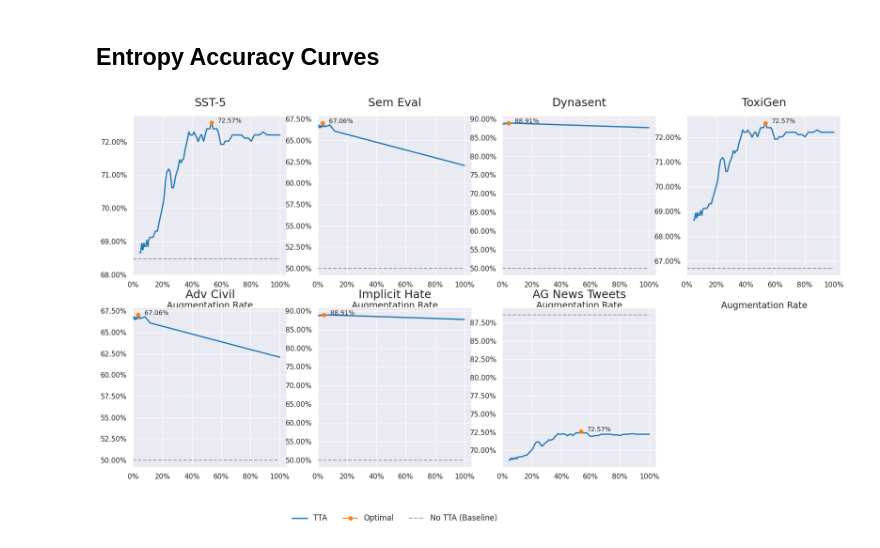
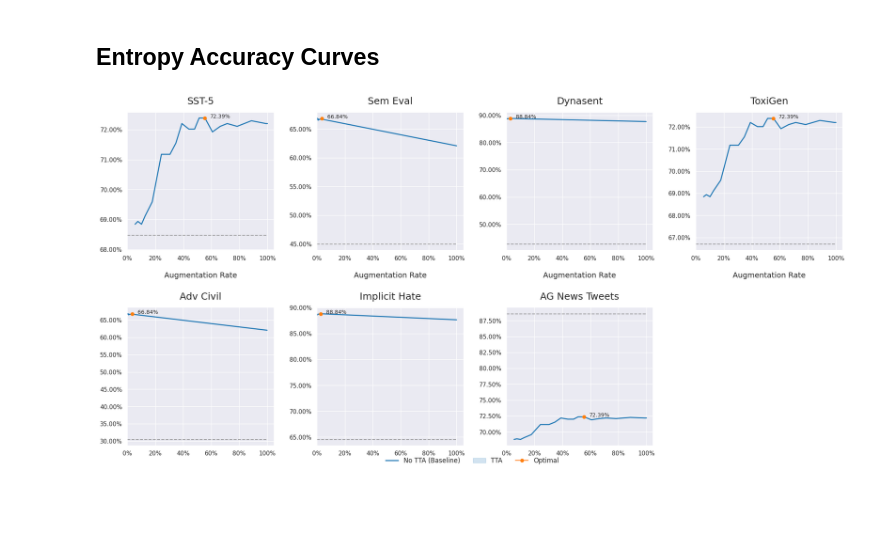
Before and after one commit to Kyle1668/LLM-TTA, a Jupyter notebook: notebooks/method_analysis_paper.ipynb, the cells around one changed output. Saved outputs shown, nothing was run; the diff lists cells and outputs as text; code cells hidden in the pictures; blank space fills up the shorter version.

```diff
--- a/notebooks/method_analysis_paper.ipynb
+++ b/notebooks/method_analysis_paper.ipynb
@@ -27,7 +42,8 @@ sns.set_style("darkgrid")
 fig, axs = plt.subplots(ncols=4, figsize=(20, 10), nrows=2)
 
 def calculate_entropy_threshold_jugments(inference_log_frame, dataset_name, half=False):
-    thresholds = np.arange(0, 1, 0.01)
+    # thresholds = np.arange(0, 1, 0.0005)
+    thresholds = np.arange(0, 1, 0.05)
     threshold_scores = []
     threshold_rewrite_rates = []
     for t in tqdm(thresholds, desc="Calculating entropy threshold scores"):
@@ -78,11 +94,11 @@ def calculate_entropy_threshold_jugments(inference_log_frame, dataset_name, half
 
     baseline_perf = {
         "SST-5": 0.6847,
-        "Sem Eval": 0.5000,
-        "Dynasent": 0.5000,
+        "Sem Eval": 0.4498,
+        "Dynasent": 0.4271,
         "ToxiGen": 0.6670,
-        "Adv Civil": 0.5000,
-        "Implicit Hate": 0.5000,
+        "Adv Civil": 0.3050,
+        "Implicit Hate": 0.6454,
         "AG News Tweets": 0.8857,
     }
 
@@ -99,9 +115,9 @@ def calculate_entropy_threshold_jugments(inference_log_frame, dataset_name, half
     # if dataset_name == "AG News Tweets":
     #     # legend should be vertical outside to the right
     #     figure.legend(loc="center left", bbox_to_anchor=(1.05, 0.5), fontsize=12, frameon=False)
-    if dataset_name == "Implicit Hate":
+    # if dataset_name == "Implicit Hate":
         # legend should be horizontal outside to the bottom
-        figure.legend(loc="upper center", bbox_to_anchor=(0.5, -0.25), fontsize=12, frameon=False, ncol=3)
+        # figure.legend(loc="upper center", bbox_to_anchor=(0.5, -0.25), fontsize=12, frameon=False, ncol=3)
 
     # Display the graph
     # plt.show()
@@ -117,31 +133,36 @@ def calculate_entropy_threshold_jugments(inference_log_frame, dataset_name, half
 
     rewrite_rate = target_threshold["rewrite_rate"] / 100
     original_judgments = inference_log_frame.apply(lambda row: row["original judgment"] if row["original entropy"] < target_threshold["threshold"] else row["judgment"], axis=1)
     return original_judgments, rewrite_rate
 
 
 def get_threshold_accuracy(threshold, inference_logs_frame):
     threshold_judgments = inference_logs_frame.apply(lambda row: row["original judgment"] if row["original entropy"] < threshold else row["judgment"], axis=1)
     report = classification_report(inference_logs_frame["label"], threshold_judgments, digits=4, output_dict=True)
     llm_call_count = (inference_logs_frame["original entropy"] >= threshold).sum()
     llm_call_rate = llm_call_count / len(inference_logs_frame)
     return report["accuracy"], llm_call_rate
 
 
 
 calculate_entropy_threshold_jugments(sst5_data, "SST-5")
 calculate_entropy_threshold_jugments(toxigen_data, "Sem Eval")
 calculate_entropy_threshold_jugments(agt_data, "Dynasent")
 calculate_entropy_threshold_jugments(sst5_data, "ToxiGen")
 calculate_entropy_threshold_jugments(toxigen_data, "Adv Civil")
 calculate_entropy_threshold_jugments(agt_data, "Implicit Hate")
 calculate_entropy_threshold_jugments(sst5_data, "AG News Tweets")
 
 # don't display subplots without data
 # fig.delaxes(axs[2, 1])
 # fig.delaxes(axs[2, 2])
 fig.delaxes(axs[1, -1])
+# plot legend with no dup;icates
+fig.legend(loc="lower center", fontsize=12, frameon=False, ncol=3, labels=["No TTA (Baseline)", "TTA", "Optimal"])
+
+# have padding between rows
+fig.tight_layout(pad=2.0)
 
 fig.savefig("../datasets/analysis/acc_rewrite_curves.png", bbox_inches="tight")
 # %% [output]
-[figure, old version]
+[figure, new version]
```
Also changed, not shown: parts of 3 cells of this notebook, 1 other file.
